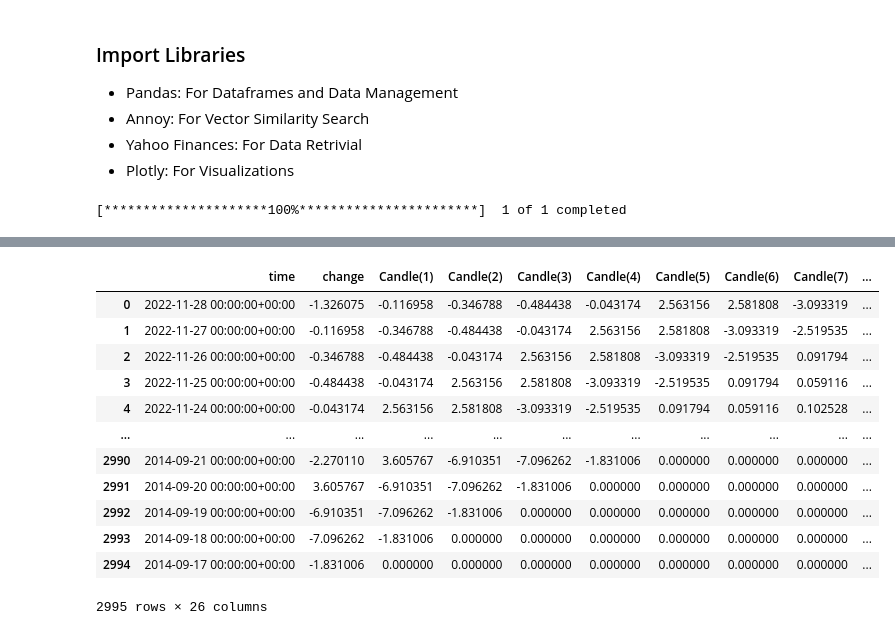
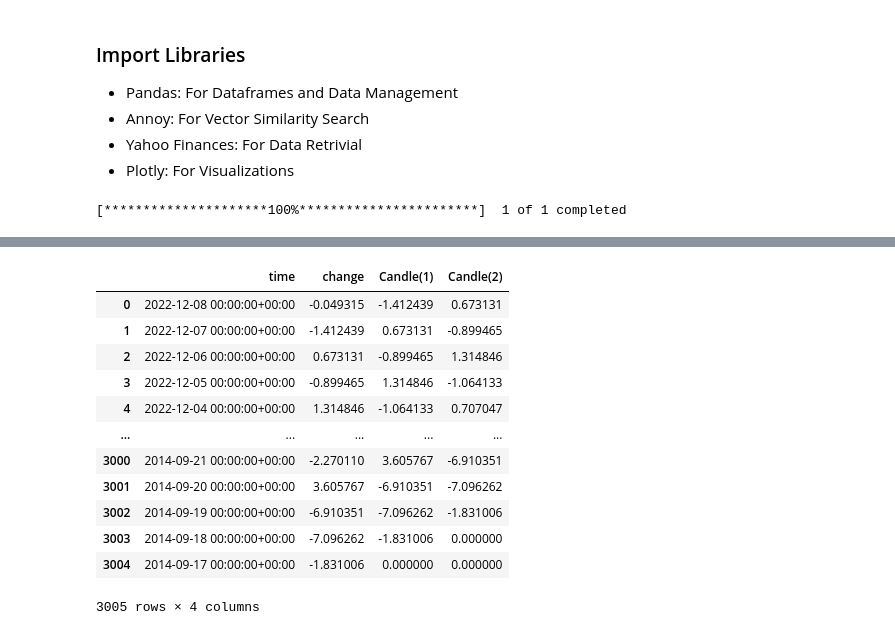
Before and after one commit to TutubanaS/ML-Playground, a Jupyter notebook: ANN For Pattern Search/ann_pattern_recognition.ipynb, the cells around one changed output, grey strips where cells are left out. Cells and saved outputs as stored; diff of their text form; code cells hidden in the pictures.

```diff
--- a/ANN For Pattern Search/ann_pattern_recognition.ipynb
+++ b/ANN For Pattern Search/ann_pattern_recognition.ipynb
@@ -229,45 +229,38 @@ def visualize_patterns(main: int,
 # %%
 # PARAM WINDOW BEGIN ----------------------------
 
 # How many candle sticks you want to look into
-window_size = 25
-
-closest_n = 6
+window_size = 3
+closest_n = 10
 input_pattern_index = 0
 
 # PARAM WINDOW END ------------------------------
 df, change_df = get_data(ticker = "BTC-USD", interval = "1D")
 
 
 embeddings, change_df = alter_df(change_df, window_size)
 
 vector_size = len(embeddings[0])
 
-t = AnnoyIndex(vector_size, 'manhattan')
-for i in range(len(embeddings)):
-    t.add_item(i, embeddings[i])
-
-t.build(100)
-
 visualize_patterns(input_pattern_index,
                    window_size,
                    closest_n,
-                   False)
+                   True)
 
 change_df
 # %% [output]
 [*********************100%***********************]  1 of 1 completed
 [interactive output not drawn]
-|  | time | change | Candle(1) | Candle(2) | Candle(3) | Candle(4) | Candle(5) | Candle(6) | Candle(7) | ... |
-| 0 | 2022-11-28 00:00:00+00:00 | -1.326075 | -0.116958 | -0.346788 | -0.484438 | -0.043174 | 2.563156 | 2.581808 | -3.093319 | ... |
-| 1 | 2022-11-27 00:00:00+00:00 | -0.116958 | -0.346788 | -0.484438 | -0.043174 | 2.563156 | 2.581808 | -3.093319 | -2.519535 | ... |
-| 2 | 2022-11-26 00:00:00+00:00 | -0.346788 | -0.484438 | -0.043174 | 2.563156 | 2.581808 | -3.093319 | -2.519535 | 0.091794 | ... |
-| 3 | 2022-11-25 00:00:00+00:00 | -0.484438 | -0.043174 | 2.563156 | 2.581808 | -3.093319 | -2.519535 | 0.091794 | 0.059116 | ... |
-| 4 | 2022-11-24 00:00:00+00:00 | -0.043174 | 2.563156 | 2.581808 | -3.093319 | -2.519535 | 0.091794 | 0.059116 | 0.102528 | ... |
-| ... | ... | ... | ... | ... | ... | ... | ... | ... | ... | ... |
-| 2990 | 2014-09-21 00:00:00+00:00 | -2.270110 | 3.605767 | -6.910351 | -7.096262 | -1.831006 | 0.000000 | 0.000000 | 0.000000 | ... |
-| 2991 | 2014-09-20 00:00:00+00:00 | 3.605767 | -6.910351 | -7.096262 | -1.831006 | 0.000000 | 0.000000 | 0.000000 | 0.000000 | ... |
-| 2992 | 2014-09-19 00:00:00+00:00 | -6.910351 | -7.096262 | -1.831006 | 0.000000 | 0.000000 | 0.000000 | 0.000000 | 0.000000 | ... |
-| 2993 | 2014-09-18 00:00:00+00:00 | -7.096262 | -1.831006 | 0.000000 | 0.000000 | 0.000000 | 0.000000 | 0.000000 | 0.000000 | ... |
-| 2994 | 2014-09-17 00:00:00+00:00 | -1.831006 | 0.000000 | 0.000000 | 0.000000 | 0.000000 | 0.000000 | 0.000000 | 0.000000 | ... |
+|  | time | change | Candle(1) | Candle(2) |
+| 0 | 2022-12-08 00:00:00+00:00 | -0.049315 | -1.412439 | 0.673131 |
+| 1 | 2022-12-07 00:00:00+00:00 | -1.412439 | 0.673131 | -0.899465 |
+| 2 | 2022-12-06 00:00:00+00:00 | 0.673131 | -0.899465 | 1.314846 |
+| 3 | 2022-12-05 00:00:00+00:00 | -0.899465 | 1.314846 | -1.064133 |
+| 4 | 2022-12-04 00:00:00+00:00 | 1.314846 | -1.064133 | 0.707047 |
+| ... | ... | ... | ... | ... |
+| 3000 | 2014-09-21 00:00:00+00:00 | -2.270110 | 3.605767 | -6.910351 |
+| 3001 | 2014-09-20 00:00:00+00:00 | 3.605767 | -6.910351 | -7.096262 |
+| 3002 | 2014-09-19 00:00:00+00:00 | -6.910351 | -7.096262 | -1.831006 |
+| 3003 | 2014-09-18 00:00:00+00:00 | -7.096262 | -1.831006 | 0.000000 |
+| 3004 | 2014-09-17 00:00:00+00:00 | -1.831006 | 0.000000 | 0.000000 |
-2995 rows × 26 columns
+3005 rows × 4 columns
```
Also changed, not shown: 1 other file.
